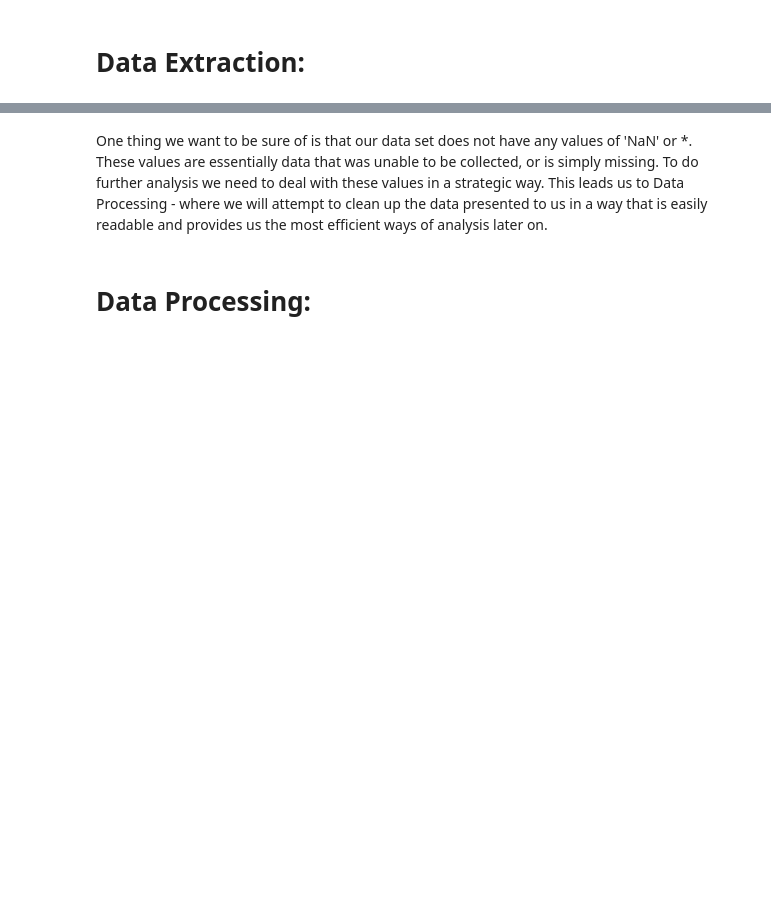
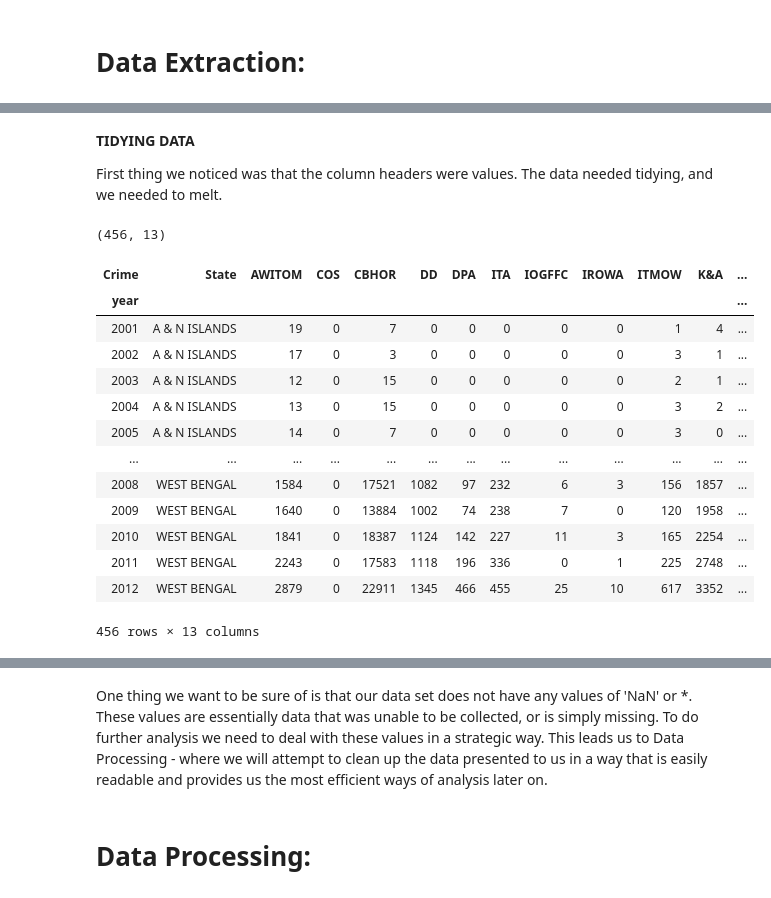
Before and after one commit to nallani21/nallani21.github.io, a Jupyter notebook: FinalProject.ipynb, the cells around one changed output, grey strips where cells are left out. Cells and saved outputs as stored; diff of their text form; code cells hidden in the pictures; blank space fills up the shorter version.

```diff
--- a/FinalProject.ipynb
+++ b/FinalProject.ipynb
@@ -65,10 +105,35 @@ For the sake of our analysis we will be transforming the names of the attributes
+# %% [markdown]
+**TIDYING DATA**
+
+First thing we noticed was that the column headers were values. The data needed tidying, and we needed to melt.
 # %%
-#load raw data
-data = pd.read_csv("pacCAW.csv")
-data = data.rename(columns = {data.columns[0]:'State', data.columns[1]:'Crime'})
-
 id_vars = ["State", "Crime"]
 
 data = pd.melt(frame=data,id_vars=id_vars, var_name="year", value_name="rank")
+
+# In order to complete the transformation, we pivoted the Crime column so that the type of crimes
+# were matched with their counts per year.
 data = data.pivot_table(values='rank', index=["State", "year"], columns='Crime', aggfunc='first').reset_index(level='State')
+# Lengthy Renaming of columns to acronyms
 data = data.rename(columns = {data.columns[1]:'AWITOM', data.columns[2]:'COS', data.columns[3]:'CBHOR', data.columns[4]:'DD', data.columns[5]:'DPA', data.columns[6]:'ITA', data.columns[7]:'IOGFFC', data.columns[8]:'IROWA', data.columns[9]:'ITMOW', data.columns[10]:'K&A', data.columns[11]:'RAPE', data.columns[12]:'TOTAL CRIMES'})
+
+# 12 years per (29 states + 7 Union districts + 2 extra totals = 38) = 456 rows
+# 11 different crimes + State and year = 13 columns
+print(data.shape)
+data
+# %% [output]
+(456, 13)
+| Crime | State | AWITOM | COS | CBHOR | DD | DPA | ITA | IOGFFC | IROWA | ITMOW | K&A | ... |
+| year |  |  |  |  |  |  |  |  |  |  |  | ... |
+| 2001 | A & N ISLANDS | 19 | 0 | 7 | 0 | 0 | 0 | 0 | 0 | 1 | 4 | ... |
+| 2002 | A & N ISLANDS | 17 | 0 | 3 | 0 | 0 | 0 | 0 | 0 | 3 | 1 | ... |
+| 2003 | A & N ISLANDS | 12 | 0 | 15 | 0 | 0 | 0 | 0 | 0 | 2 | 1 | ... |
+| 2004 | A & N ISLANDS | 13 | 0 | 15 | 0 | 0 | 0 | 0 | 0 | 3 | 2 | ... |
+| 2005 | A & N ISLANDS | 14 | 0 | 7 | 0 | 0 | 0 | 0 | 0 | 3 | 0 | ... |
+| ... | ... | ... | ... | ... | ... | ... | ... | ... | ... | ... | ... | ... |
+| 2008 | WEST BENGAL | 1584 | 0 | 17521 | 1082 | 97 | 232 | 6 | 3 | 156 | 1857 | ... |
+| 2009 | WEST BENGAL | 1640 | 0 | 13884 | 1002 | 74 | 238 | 7 | 0 | 120 | 1958 | ... |
+| 2010 | WEST BENGAL | 1841 | 0 | 18387 | 1124 | 142 | 227 | 11 | 3 | 165 | 2254 | ... |
+| 2011 | WEST BENGAL | 2243 | 0 | 17583 | 1118 | 196 | 336 | 0 | 1 | 225 | 2748 | ... |
+| 2012 | WEST BENGAL | 2879 | 0 | 22911 | 1345 | 466 | 455 | 25 | 10 | 617 | 3352 | ... |
+456 rows × 13 columns
```
Also changed, not shown: parts of 26 cells of this notebook, 1 other file.
